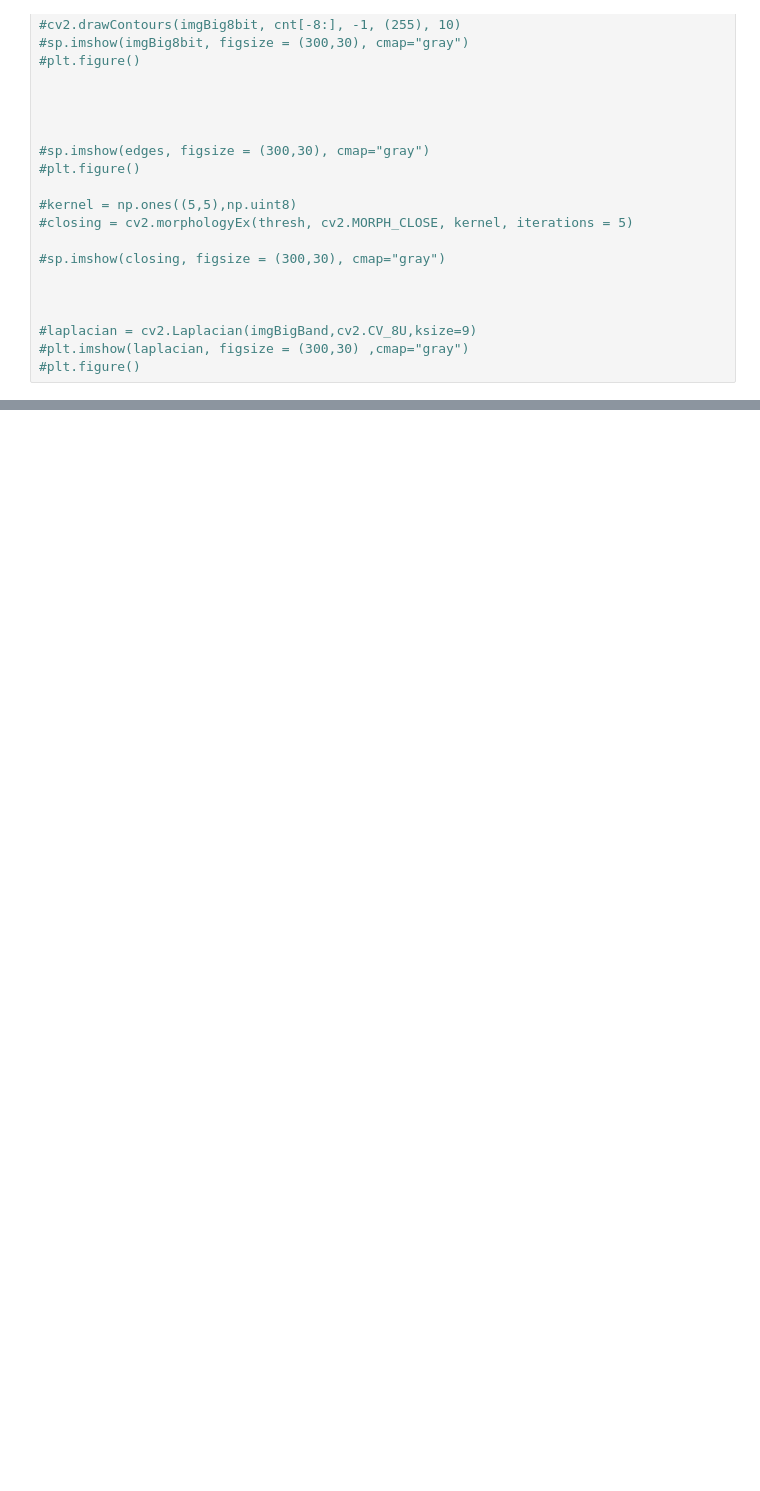
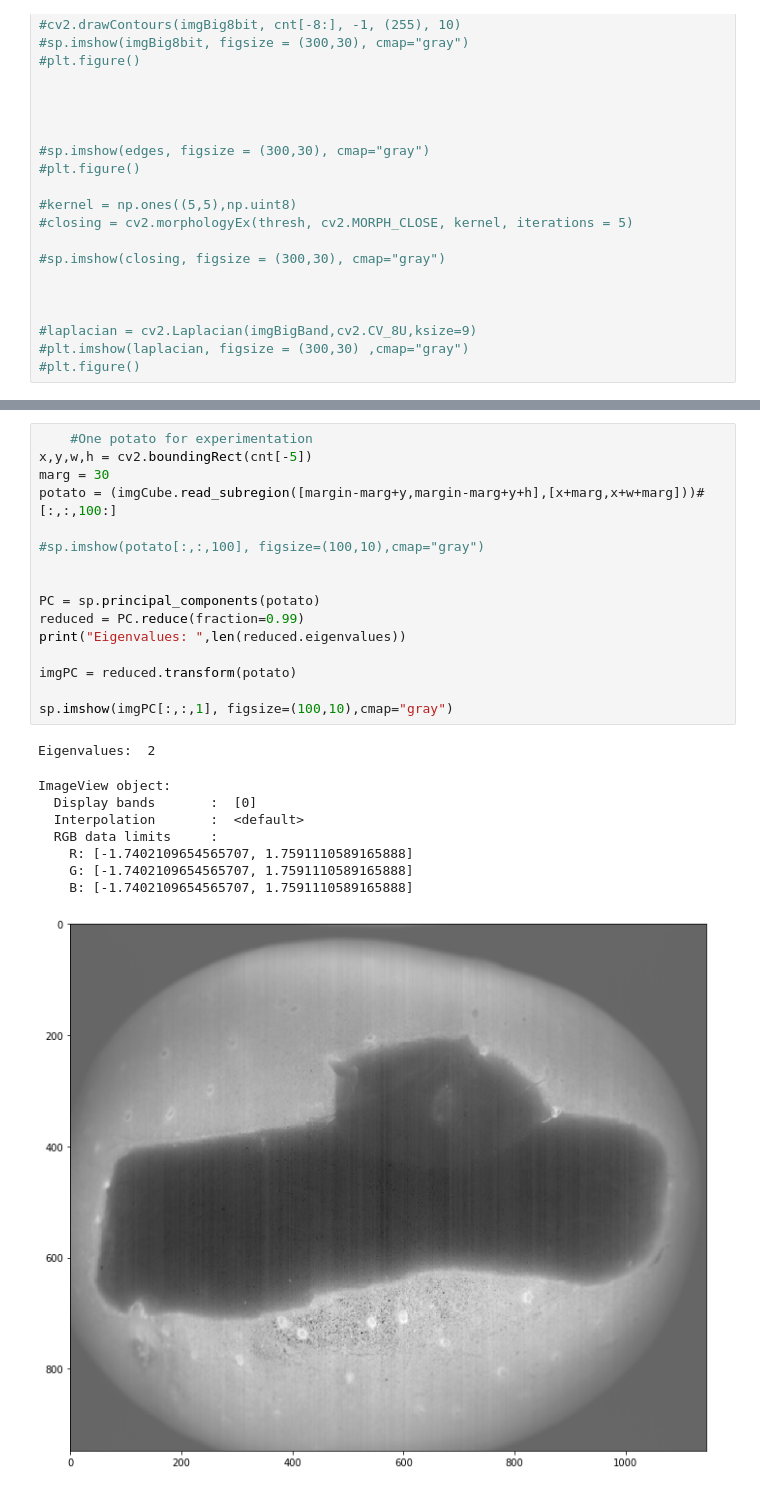
Before and after one commit to Kohmann/potato-classification, a Jupyter notebook: segmentation.ipynb, the cells around one changed output, grey strips where cells are left out. Saved outputs shown, nothing was run; the diff lists cells and outputs as text; blank space fills up the shorter version.

```diff
--- a/segmentation.ipynb
+++ b/segmentation.ipynb
@@ -277,0 +280,26 @@ plt.figure()
+# %%
+    #One potato for experimentation
+x,y,w,h = cv2.boundingRect(cnt[-5])
+marg = 30
+potato = (imgCube.read_subregion([margin-marg+y,margin-marg+y+h],[x+marg,x+w+marg]))#[:,:,100:]
+
+#sp.imshow(potato[:,:,100], figsize=(100,10),cmap="gray")
+
+
+PC = sp.principal_components(potato)
+reduced = PC.reduce(fraction=0.99)
+print("Eigenvalues: ",len(reduced.eigenvalues))
+
+imgPC = reduced.transform(potato)
+
+sp.imshow(imgPC[:,:,1], figsize=(100,10),cmap="gray")
+# %% [output]
+Eigenvalues:  2
+ImageView object:
+  Display bands       :  [0]
+  Interpolation       :  <default>
+  RGB data limits     :
+    R: [-1.7402109654565707, 1.7591110589165888]
+    G: [-1.7402109654565707, 1.7591110589165888]
+    B: [-1.7402109654565707, 1.7591110589165888]
+[figure, added]
```
Also changed, not shown: parts of 2 cells of this notebook.
